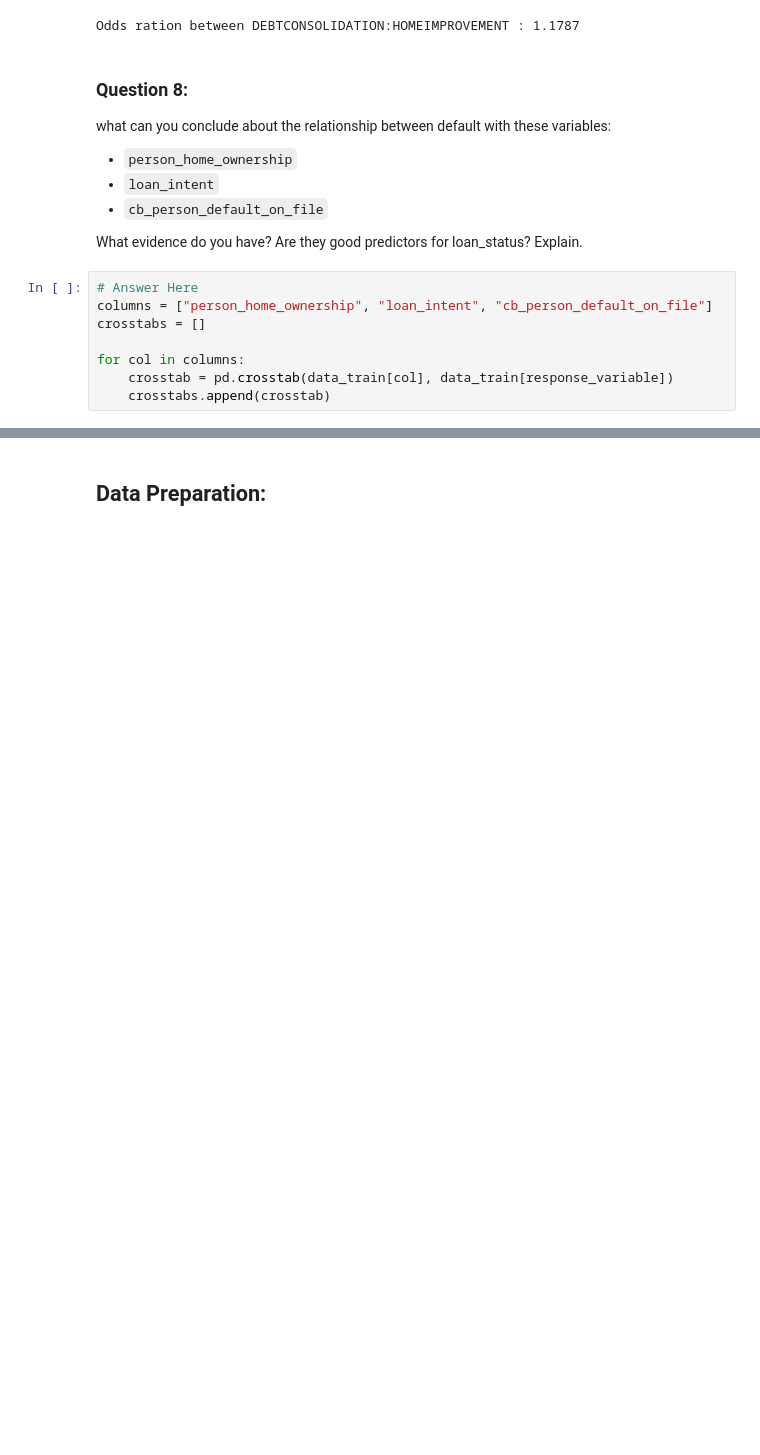
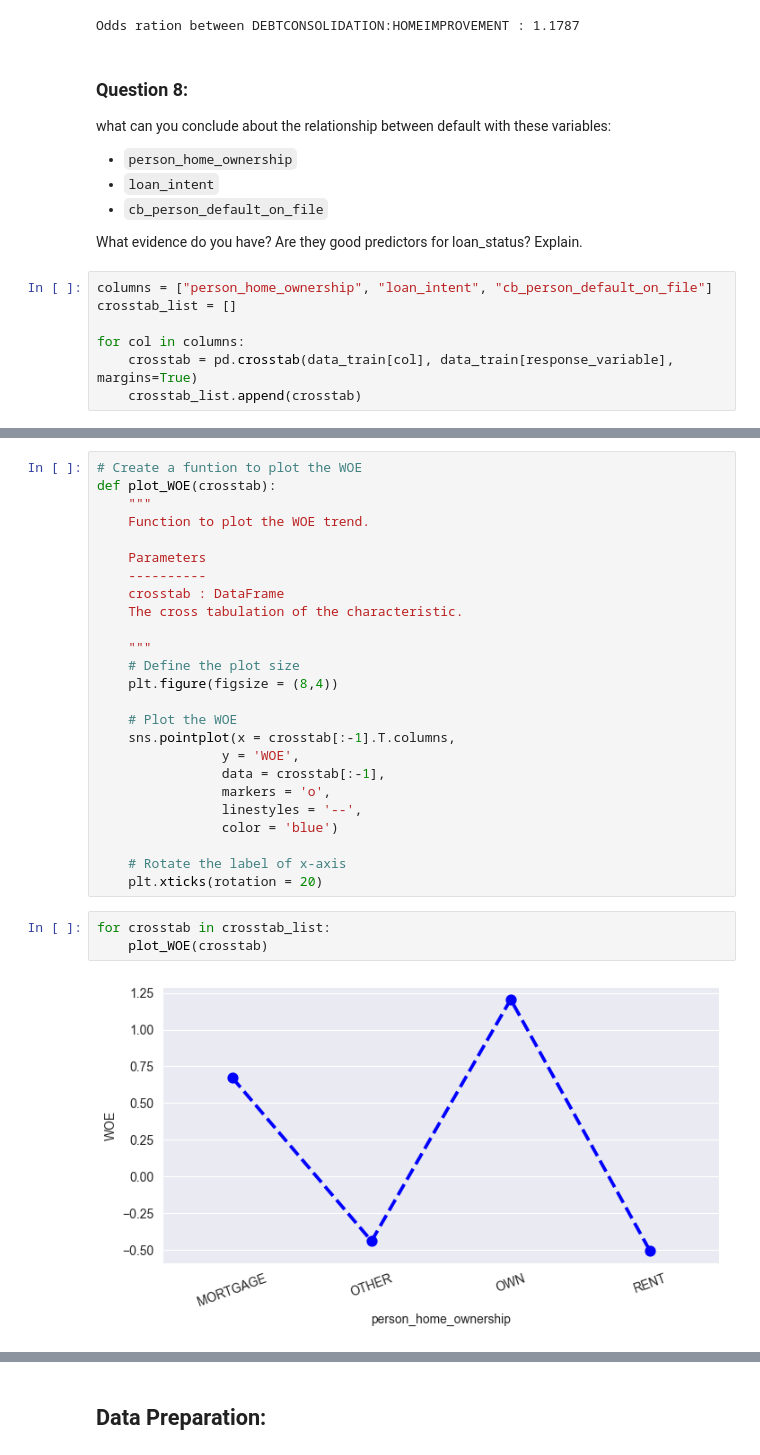
Before and after one commit to rudimuliawan/credit-scoring-analytics, a Jupyter notebook: mentoring/question_mentoring2.ipynb, the cells around one changed output, grey strips where cells are left out. Cells and saved outputs as stored; diff of their text form; blank space fills up the shorter version.

```diff
--- a/mentoring/question_mentoring2.ipynb
+++ b/mentoring/question_mentoring2.ipynb
@@ -459,10 +460,9 @@ what can you conclude about the relationship between default with these variable
 
 What evidence do you have? Are they good predictors for loan_status? Explain.
 # %%
-# Answer Here
 columns = ["person_home_ownership", "loan_intent", "cb_person_default_on_file"]
-crosstabs = []
+crosstab_list = []
 
 for col in columns:
-    crosstab = pd.crosstab(data_train[col], data_train[response_variable])
-    crosstabs.append(crosstab)
+    crosstab = pd.crosstab(data_train[col], data_train[response_variable], margins=True)
+    crosstab_list.append(crosstab)
@@ -468,0 +539,30 @@ for col in columns:
+# %%
+# Create a funtion to plot the WOE
+def plot_WOE(crosstab):
+    """
+    Function to plot the WOE trend.
+
+    Parameters
+    ----------
+    crosstab : DataFrame
+    The cross tabulation of the characteristic.
+
+    """
+    # Define the plot size
+    plt.figure(figsize = (8,4))
+
+    # Plot the WOE
+    sns.pointplot(x = crosstab[:-1].T.columns,
+                y = 'WOE',
+                data = crosstab[:-1],
+                markers = 'o',
+                linestyles = '--',
+                color = 'blue')
+
+    # Rotate the label of x-axis
+    plt.xticks(rotation = 20)
+# %%
+for crosstab in crosstab_list:
+    plot_WOE(crosstab)
+# %% [output]
+[figure, added]
```
Also changed, not shown: parts of 39 cells of this notebook, 1 other file.
